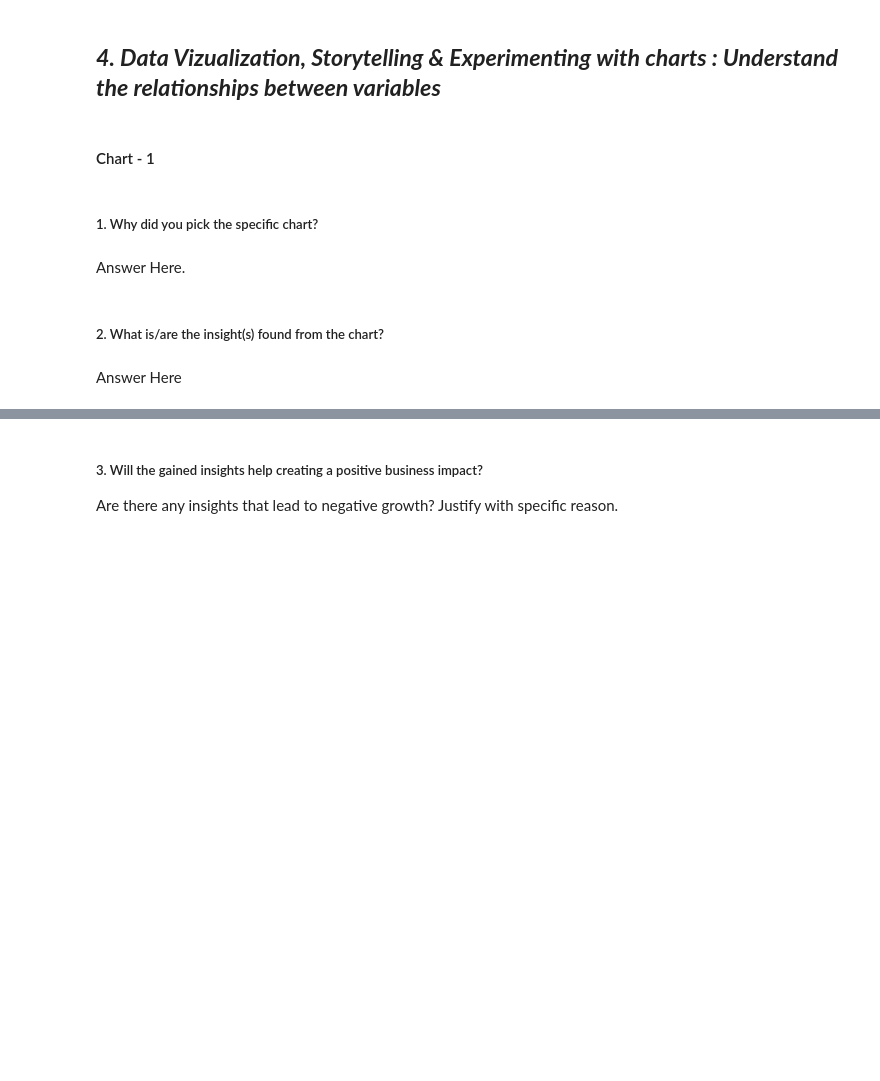
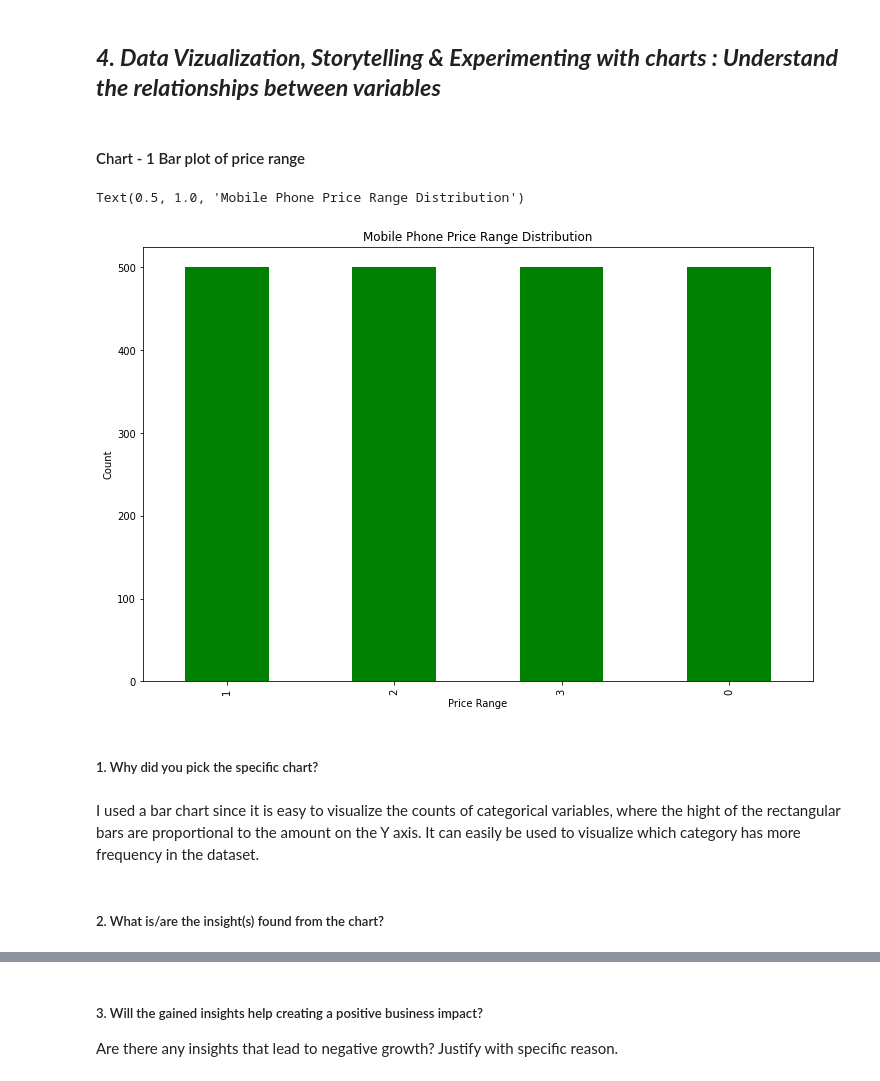
Before and after one commit to Sharath670/Mobile-Price-Range-Prediction-CP-3-, a Jupyter notebook: Mobile_price_range_prediction(CP3).ipynb, the cells around one changed output, grey strips where cells are left out. Drawn from its saved outputs; the diff is of its cells as text; code cells hidden in the pictures; blank space fills up the shorter version.

```diff
--- a/Mobile_price_range_prediction(CP3).ipynb
+++ b/Mobile_price_range_prediction(CP3).ipynb
@@ -431,4 +431,4 @@ The insights I have found are:
 # %% [markdown]
 ## ***4. Data Vizualization, Storytelling & Experimenting with charts : Understand the relationships between variables***
 # %% [markdown]
-#### Chart - 1
+#### Chart - 1 Bar plot of price range
@@ -437,8 +435,16 @@ The insights I have found are:
+# %%
+# Chart - 1 visualization code
+plt.figure(figsize=(12, 8))
+df['price_range'].value_counts().plot.bar(color='green')
+plt.xlabel('Price Range')
+plt.ylabel('Count')
+plt.title('Mobile Phone Price Range Distribution')
+# %% [output]
+Text(0.5, 1.0, 'Mobile Phone Price Range Distribution')
+[figure, added]
 # %% [markdown]
 ##### 1. Why did you pick the specific chart?
-# %% [markdown]
-Answer Here.
+# %% [markdown]
+I used a bar chart since it is easy to visualize the counts of categorical variables, where the hight of the rectangular bars are proportional to the amount on the Y axis. It can easily be used to visualize which category has more frequency in the dataset.
 # %% [markdown]
 ##### 2. What is/are the insight(s) found from the chart?
-# %% [markdown]
-Answer Here
```
Also changed, not shown: parts of 53 cells of this notebook.
